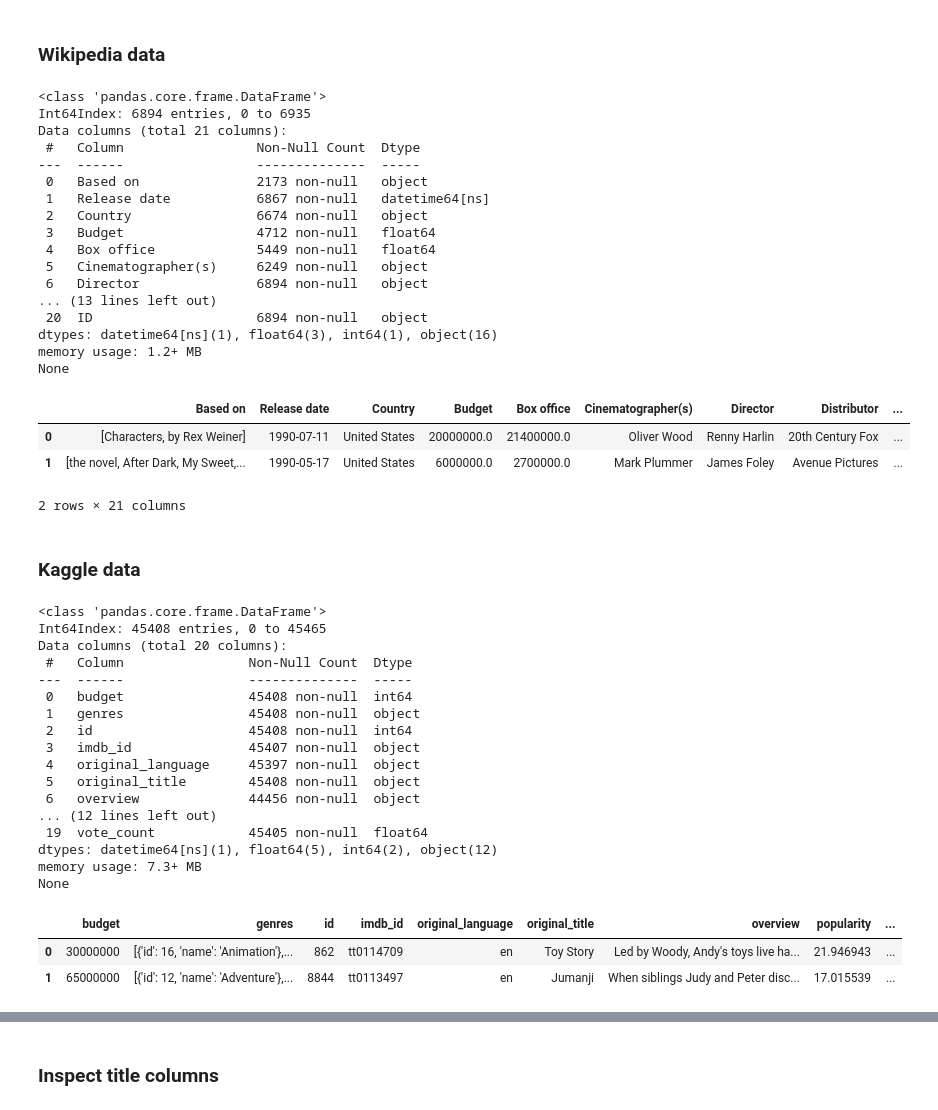
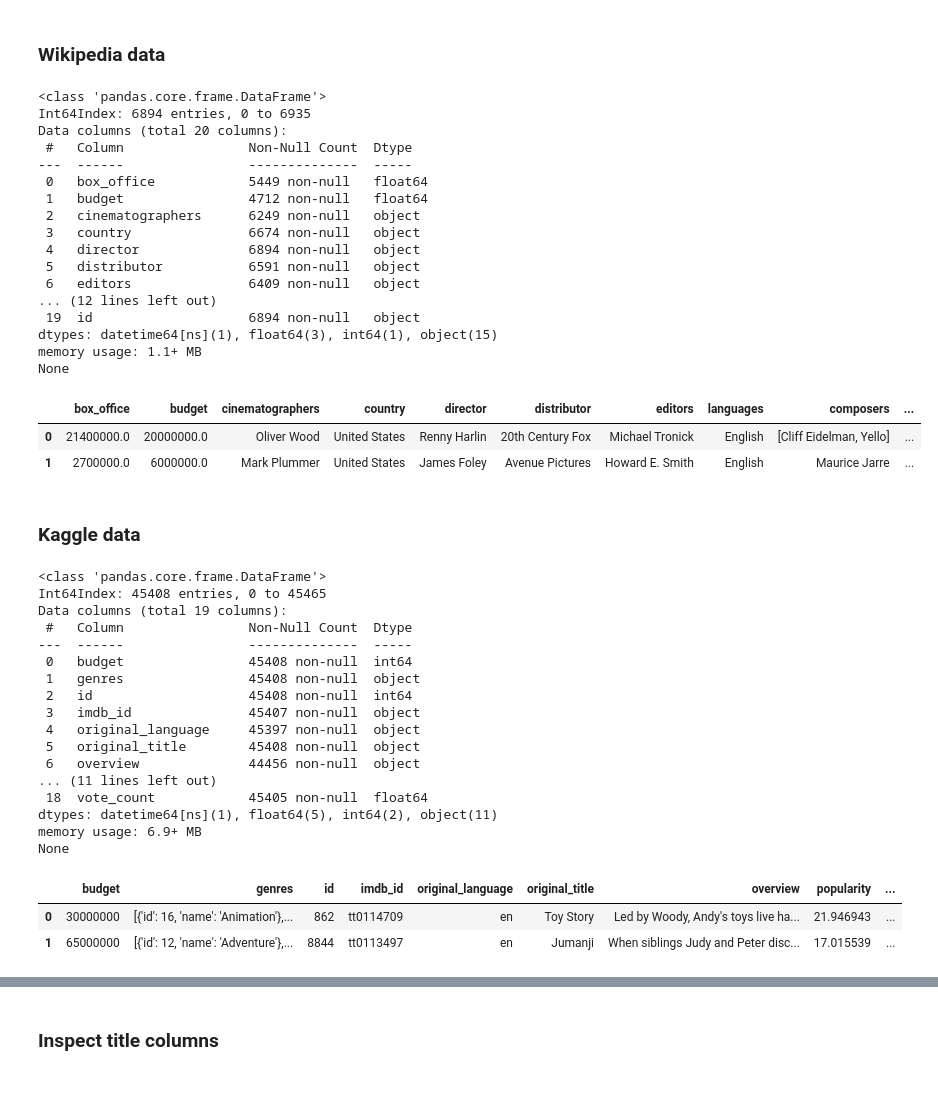
Before and after one commit to tri-bui/sandbox-dbs, a Jupyter notebook: movie-etl/notebooks/2-transform.ipynb, the cells around one changed output, grey strips where cells are left out. Drawn from its saved outputs; the diff is of its cells as text; code cells hidden in the pictures.

```diff
--- a/movie-etl/notebooks/2-transform.ipynb
+++ b/movie-etl/notebooks/2-transform.ipynb
@@ -17,45 +17,44 @@ import matplotlib.pyplot as plt
 ### Wikipedia data
 # %%
 # Path to data directory
-data_path = 'data/'
+data_path = '../data/'
 # %%
-# Wikipedia movie data
-wiki_movies_df = pd.read_pickle(data_path + 'wiki_movies.pkl')
-print(wiki_movies_df.info())
-wiki_movies_df.head(2)
+# Wikipedia movie data (cleaned from notebook 1)
+wmovies_df = pd.read_pickle(data_path + 'wiki_movies.pkl')
+print(wmovies_df.info())
+wmovies_df.head(2)
 # %% [output]
 <class 'pandas.core.frame.DataFrame'>
 Int64Index: 6894 entries, 0 to 6935
-Data columns (total 21 columns):
- #   Column                 Non-Null Count  Dtype
----  ------                 --------------  -----
- 0   Based on               2173 non-null   object
- 1   Release date           6867 non-null   datetime64[ns]
- 2   Country                6674 non-null   object
- 3   Budget                 4712 non-null   float64
- 4   Box office             5449 non-null   float64
- 5   Cinematographer(s)     6249 non-null   object
- 6   Director               6894 non-null   object
-... (13 lines left out)
- 20  ID                     6894 non-null   object
-dtypes: datetime64[ns](1), float64(3), int64(1), object(16)
-memory usage: 1.2+ MB
+Data columns (total 20 columns):
+ #   Column                Non-Null Count  Dtype
+---  ------                --------------  -----
+ 0   box_office            5449 non-null   float64
+ 1   budget                4712 non-null   float64
+ 2   cinematographers      6249 non-null   object
+ 3   country               6674 non-null   object
+ 4   director              6894 non-null   object
+ 5   distributor           6591 non-null   object
+ 6   editors               6409 non-null   object
+... (12 lines left out)
+ 19  id                    6894 non-null   object
+dtypes: datetime64[ns](1), float64(3), int64(1), object(15)
+memory usage: 1.1+ MB
 None
-|  | Based on | Release date | Country | Budget | Box office | Cinematographer(s) | Director | Distributor | ... |
-| 0 | [Characters, by Rex Weiner] | 1990-07-11 | United States | 20000000.0 | 21400000.0 | Oliver Wood | Renny Harlin | 20th Century Fox | ... |
-| 1 | [the novel, After Dark, My Sweet,... | 1990-05-17 | United States | 6000000.0 | 2700000.0 | Mark Plummer | James Foley | Avenue Pictures | ... |
+|  | box_office | budget | cinematographers | country | director | distributor | editors | languages | composers | ... |
+| 0 | 21400000.0 | 20000000.0 | Oliver Wood | United States | Renny Harlin | 20th Century Fox | Michael Tronick | English | [Cliff Eidelman, Yello] | ... |
+| 1 | 2700000.0 | 6000000.0 | Mark Plummer | United States | James Foley | Avenue Pictures | Howard E. Smith | English | Maurice Jarre | ... |
-2 rows × 21 columns
 # %% [markdown]
 ### Kaggle data
 # %%
-# Kaggle movie metadata
-kaggle_movies_df = pd.read_pickle(data_path + 'kaggle_movies.pkl')
-print(kaggle_movies_df.info())
-kaggle_movies_df.head(2)
+# Kaggle movie metadata (cleaned from notebook 1)
+kmovies_df = pd.read_pickle(data_path + 'kaggle_movies.pkl')
+print(kmovies_df.info())
+kmovies_df.head(2)
 # %% [output]
 <class 'pandas.core.frame.DataFrame'>
 Int64Index: 45408 entries, 0 to 45465
-Data columns (total 20 columns):
+Data columns (total 19 columns):
  #   Column                Non-Null Count  Dtype
 ---  ------                --------------  -----
  0   budget                45408 non-null  int64
@@ -65,10 +64,10 @@ Data columns (total 20 columns):
  4   original_language     45397 non-null  object
  5   original_title        45408 non-null  object
  6   overview              44456 non-null  object
-... (12 lines left out)
- 19  vote_count            45405 non-null  float64
-dtypes: datetime64[ns](1), float64(5), int64(2), object(12)
-memory usage: 7.3+ MB
+... (11 lines left out)
+ 18  vote_count            45405 non-null  float64
+dtypes: datetime64[ns](1), float64(5), int64(2), object(11)
+memory usage: 6.9+ MB
 None
 |  | budget | genres | id | imdb_id | original_language | original_title | overview | popularity | ... |
 | 0 | 30000000 | [{'id': 16, 'name': 'Animation'},... | 862 | tt0114709 | en | Toy Story | Led by Woody, Andy's toys live ha... | 21.946943 | ... |
```
Also changed, not shown: parts of 35 cells of this notebook.
